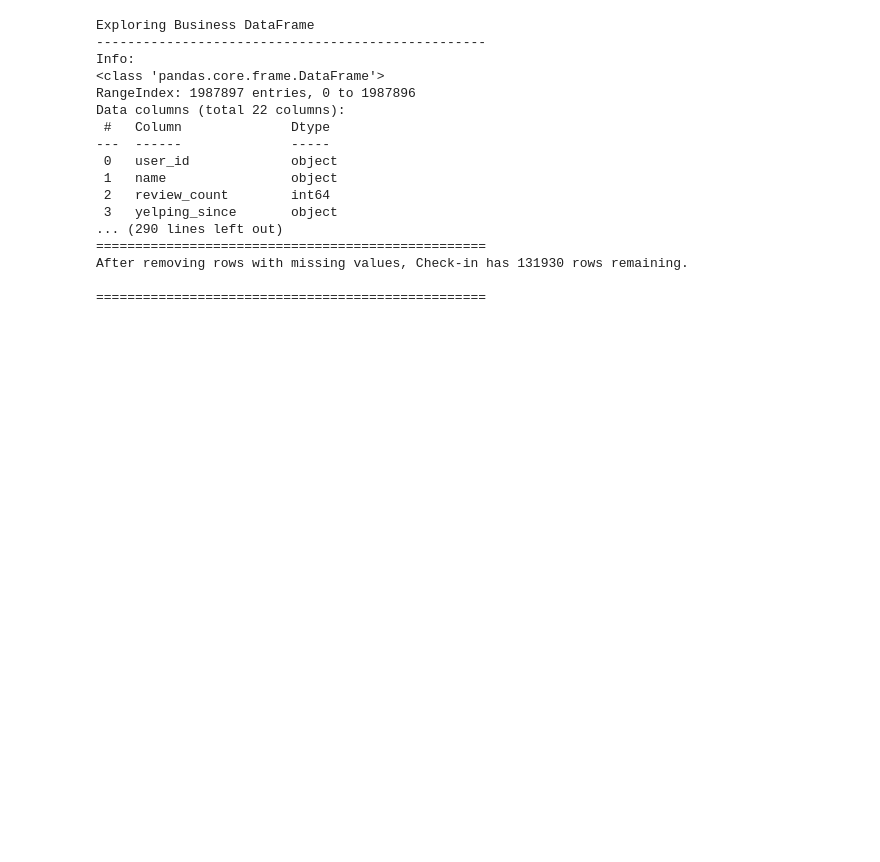
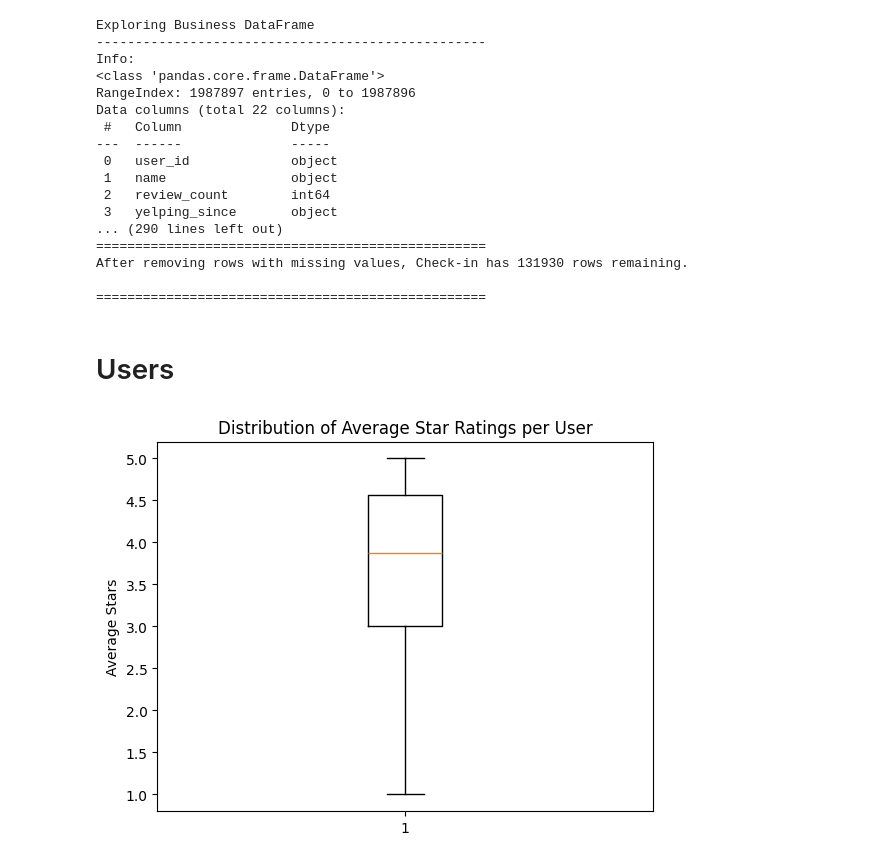
Before and after one commit to Arnav710/yelp_recommender_system, a Jupyter notebook: Melvyn/EDA.ipynb, the cells around one changed output. Saved outputs shown, nothing was run; the diff lists cells and outputs as text; code cells hidden in the pictures; blank space fills up the shorter version.

```diff
--- a/Melvyn/EDA.ipynb
+++ b/Melvyn/EDA.ipynb
@@ -83,3 +83,15 @@ Data columns (total 22 columns):
 After removing rows with missing values, Check-in has 131930 rows remaining.
 
 ==================================================
+# %% [markdown]
+# Users
+# %%
+import matplotlib.pyplot as plt
+
+# Boxplot of average star ratings
+plt.boxplot(user_df['average_stars'])
+plt.title('Distribution of Average Star Ratings per User')
+plt.ylabel('Average Stars')
+plt.show()
+# %% [output]
+[figure, added]
```
Also changed, not shown: parts of 2 cells of this notebook.
